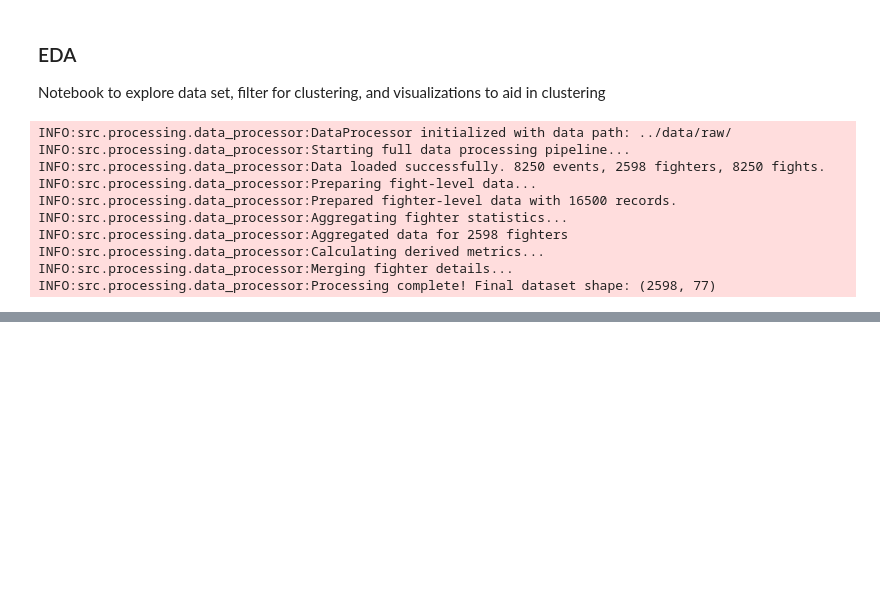
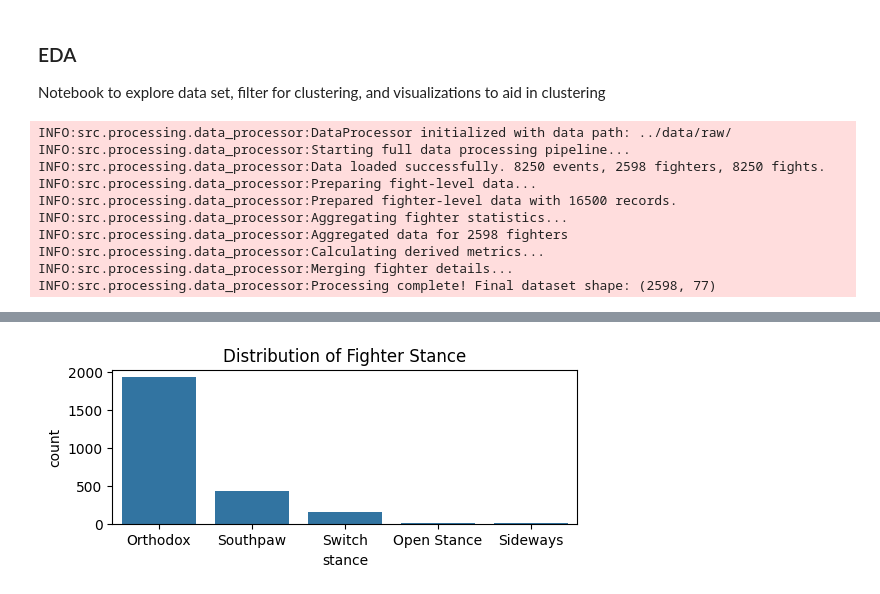
Before and after one commit to sgracia19/UFC_Fighter_Segmentation, a Jupyter notebook: notebooks/02_Data_Exploration.ipynb, the cells around one changed output, grey strips where cells are left out. Cells and saved outputs as stored; diff of their text form; code cells hidden in the pictures; blank space fills up the shorter version.

Commit message:
Begin EDA and data cleaning

```diff
--- a/notebooks/02_Data_Exploration.ipynb
+++ b/notebooks/02_Data_Exploration.ipynb
@@ -46,0 +73,7 @@ Index(['id', 'total_UFC_fights', 'UFC_wins', 'UFC_losses', 'match_time_sec',
+# %%
+# visualize stance distribution
+plt.figure(figsize=(6,2))
+sns.countplot(data=df, x='stance', order=df['stance'].value_counts().index)
+plt.title('Distribution of Fighter Stance');
+# %% [output]
+[figure, added]
```
Also changed, not shown: parts of 8 cells of this notebook, 3 other files.
